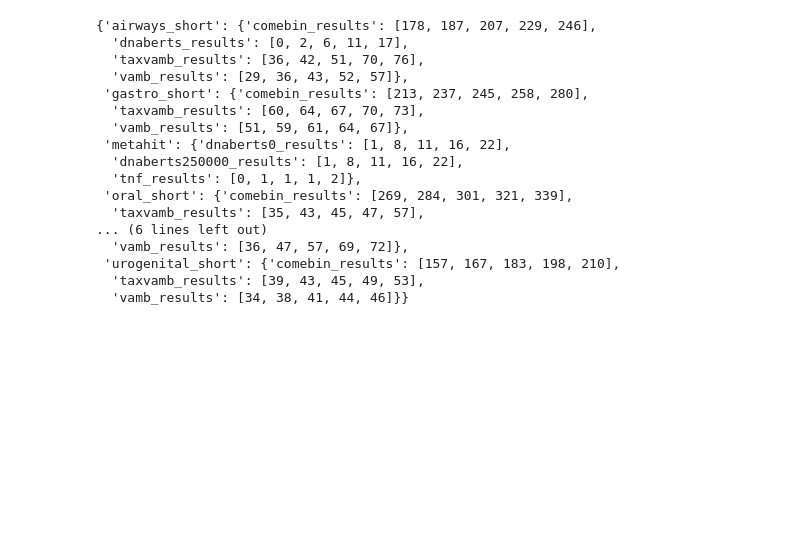
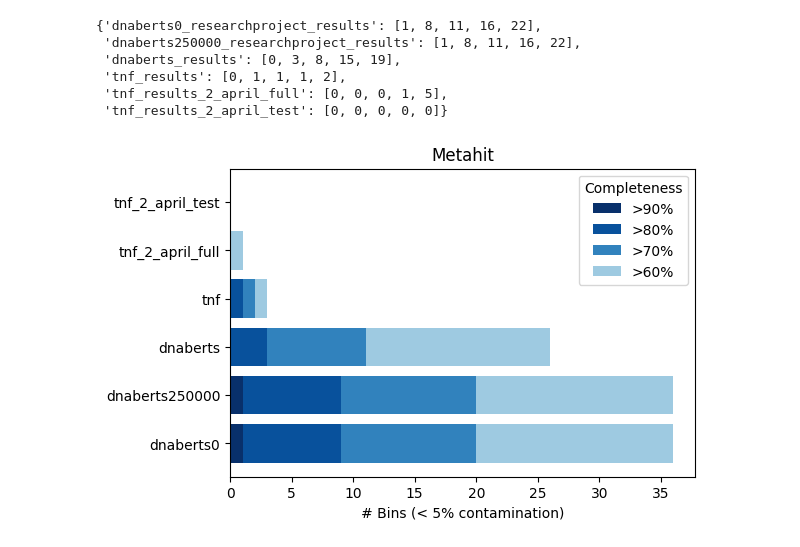
Before and after one commit to affo98/DNA-language-models-and-GLP1-microbiome-changes, a Jupyter notebook: figure_notebooks/cami2_benchmark.ipynb, the cells around one changed output. Cells and saved outputs as stored; diff of their text form; code cells hidden in the pictures; blank space fills up the shorter version.

```diff
--- a/figure_notebooks/cami2_benchmark.ipynb
+++ b/figure_notebooks/cami2_benchmark.ipynb
@@ -44,25 +42,52 @@ def process_all_reports(results_dir):
 # %%
 data = process_all_reports(RESULTS_DIR)
 # %%
-data
+data['metahit']
 # %% [output]
-{'airways_short': {'comebin_results': [178, 187, 207, 229, 246],
-  'dnaberts_results': [0, 2, 6, 11, 17],
-  'taxvamb_results': [36, 42, 51, 70, 76],
-  'vamb_results': [29, 36, 43, 52, 57]},
- 'gastro_short': {'comebin_results': [213, 237, 245, 258, 280],
-  'taxvamb_results': [60, 64, 67, 70, 73],
-  'vamb_results': [51, 59, 61, 64, 67]},
- 'metahit': {'dnaberts0_results': [1, 8, 11, 16, 22],
-  'dnaberts250000_results': [1, 8, 11, 16, 22],
-  'tnf_results': [0, 1, 1, 1, 2]},
- 'oral_short': {'comebin_results': [269, 284, 301, 321, 339],
-  'taxvamb_results': [35, 43, 45, 47, 57],
-... (6 lines left out)
-  'vamb_results': [36, 47, 57, 69, 72]},
- 'urogenital_short': {'comebin_results': [157, 167, 183, 198, 210],
-  'taxvamb_results': [39, 43, 45, 49, 53],
-  'vamb_results': [34, 38, 41, 44, 46]}}
+{'dnaberts0_researchproject_results': [1, 8, 11, 16, 22],
+ 'dnaberts250000_researchproject_results': [1, 8, 11, 16, 22],
+ 'dnaberts_results': [0, 3, 8, 15, 19],
+ 'tnf_results': [0, 1, 1, 1, 2],
+ 'tnf_results_2_april_full': [0, 0, 0, 1, 5],
+ 'tnf_results_2_april_test': [0, 0, 0, 0, 0]}
+# %%
+import matplotlib.pyplot as plt
+import numpy as np
+
+# Updated data
+data_dict = {
+    'dnaberts0': [1, 8, 11, 16, 22],
+    'dnaberts250000': [1, 8, 11, 16, 22],
+    'dnaberts': [0, 3, 8, 15, 19],
+    'tnf': [0, 1, 1, 1, 2],
+    'tnf_2_april_full': [0, 0, 0, 1, 5],
+    'tnf_2_april_test': [0, 0, 0, 0, 0],
+}
+
+# Define colors and completeness labels
+colors = ['#08306b', '#08519c', '#3182bd', '#9ecae1']
+completeness_labels = ['>90%', '>80%', '>70%', '>60%']
+
+# Prepare data
+labels = list(data_dict.keys())
+data = np.array(list(data_dict.values()))
+
+# Create plot
+fig, ax = plt.subplots(figsize=(6, 4))
+
+# Plot stacked horizontal bars
+for i in range(4):  # Four completeness levels
+    bottom = data[:, :i].sum(axis=1) if i > 0 else None
+    ax.barh(labels, data[:, i], color=colors[i], left=bottom, label=completeness_labels[i])
+
+# Labels and legend
+ax.set_xlabel("# Bins (< 5% contamination)")
+ax.set_title("Metahit")
+ax.legend(title="Completeness")
+
+plt.show()
+# %% [output]
+[figure, added]
 # %%
 datasets = sorted(data.keys())
 num_datasets = len(datasets)
```
Also changed, not shown: parts of 2 cells of this notebook, 3 other files.
